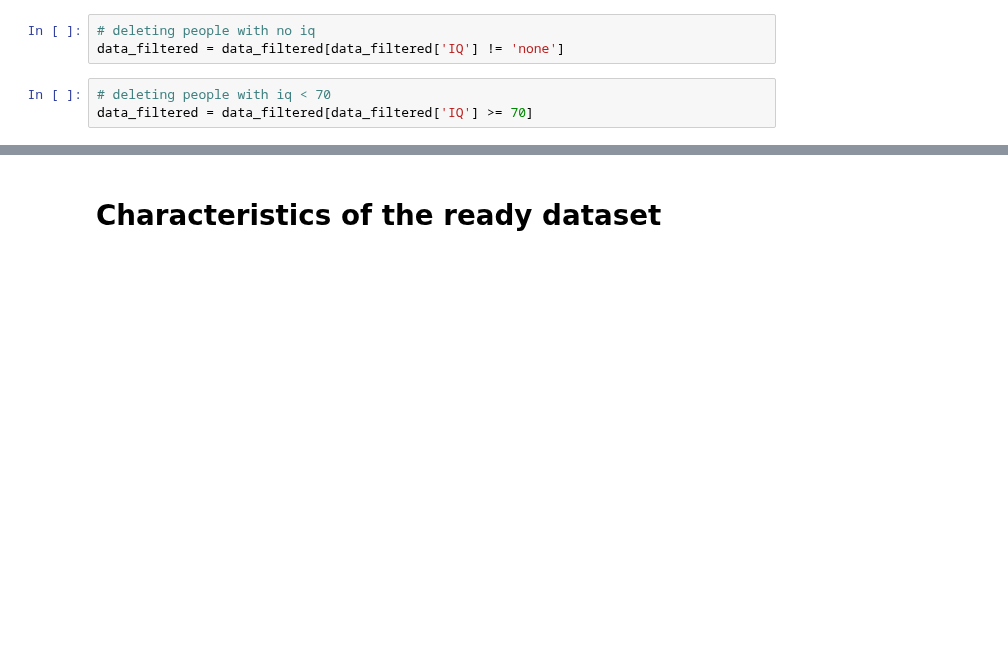
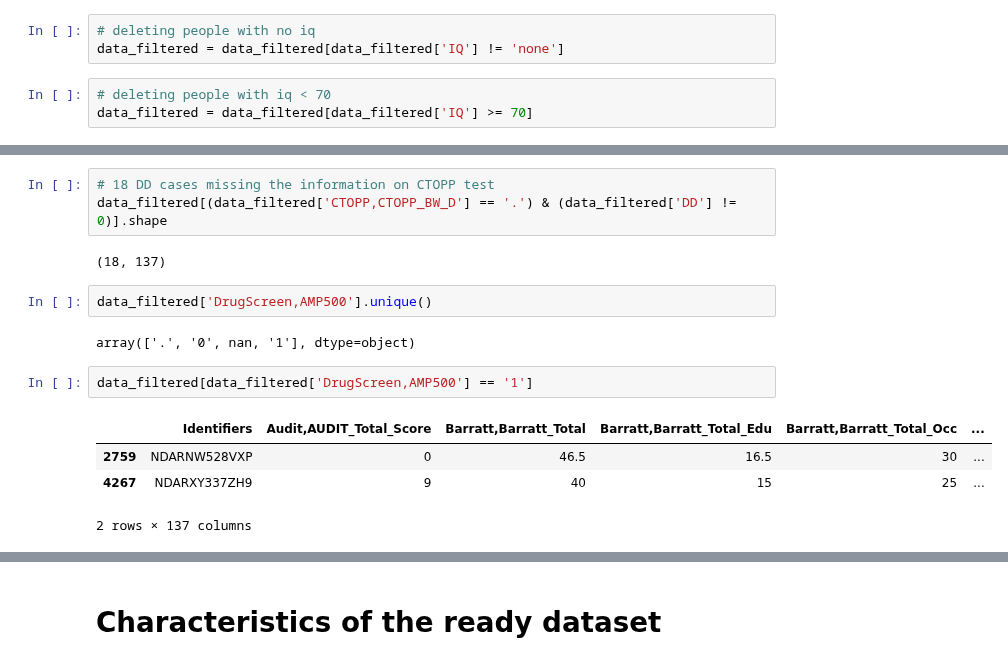
Before and after one commit to cristinarainich/Child-Mind-Institute-Project, a Jupyter notebook: Pheno_data.ipynb, the cells around one changed output, grey strips where cells are left out. Drawn from its saved outputs; the diff is of its cells as text; blank space fills up the shorter version.

```diff
--- a/Pheno_data.ipynb
+++ b/Pheno_data.ipynb
@@ -760,0 +771,16 @@ Index(['PreInt_TxHx,head_injuries', 'PreInt_TxHx,psych_meds_past',
+# %%
+# 18 DD cases missing the information on CTOPP test
+data_filtered[(data_filtered['CTOPP,CTOPP_BW_D'] == '.') & (data_filtered['DD'] != 0)].shape
+# %% [output]
+(18, 137)
+# %%
+data_filtered['DrugScreen,AMP500'].unique()
+# %% [output]
+array(['.', '0', nan, '1'], dtype=object)
+# %%
+data_filtered[data_filtered['DrugScreen,AMP500'] == '1']
+# %% [output]
+|  | Identifiers | Audit,AUDIT_Total_Score | Barratt,Barratt_Total | Barratt,Barratt_Total_Edu | Barratt,Barratt_Total_Occ | ... |
+| 2759 | NDARNW528VXP | 0 | 46.5 | 16.5 | 30 | ... |
+| 4267 | NDARXY337ZH9 | 9 | 40 | 15 | 25 | ... |
+2 rows × 137 columns
```
Also changed, not shown: parts of 20 cells of this notebook.
